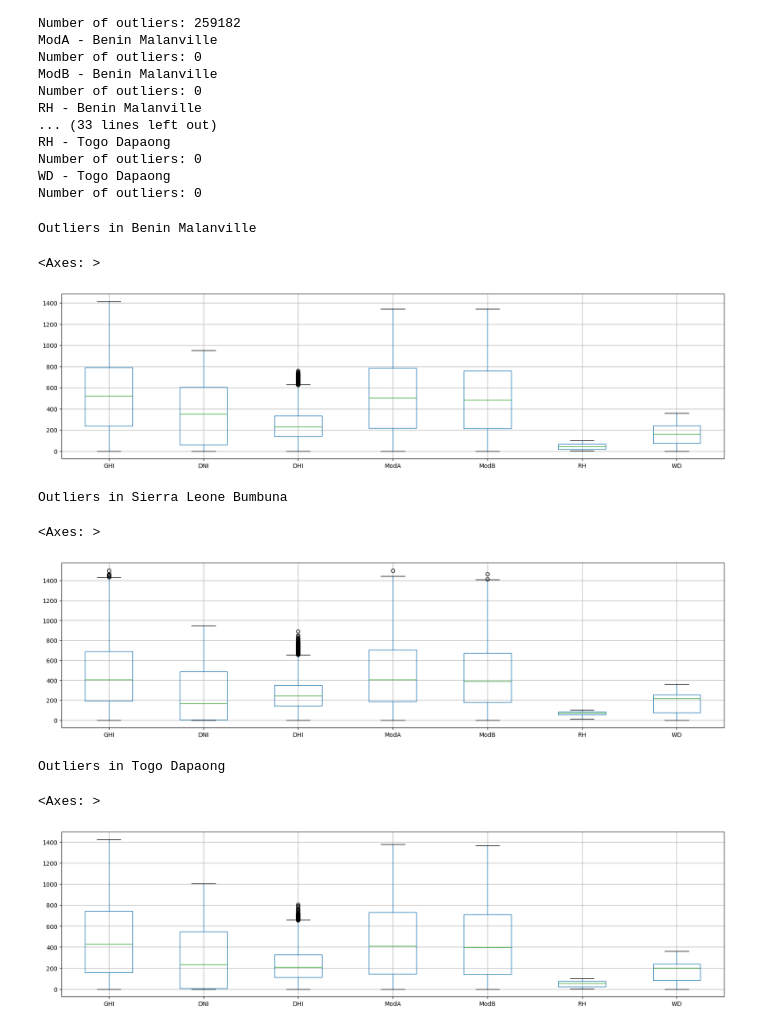
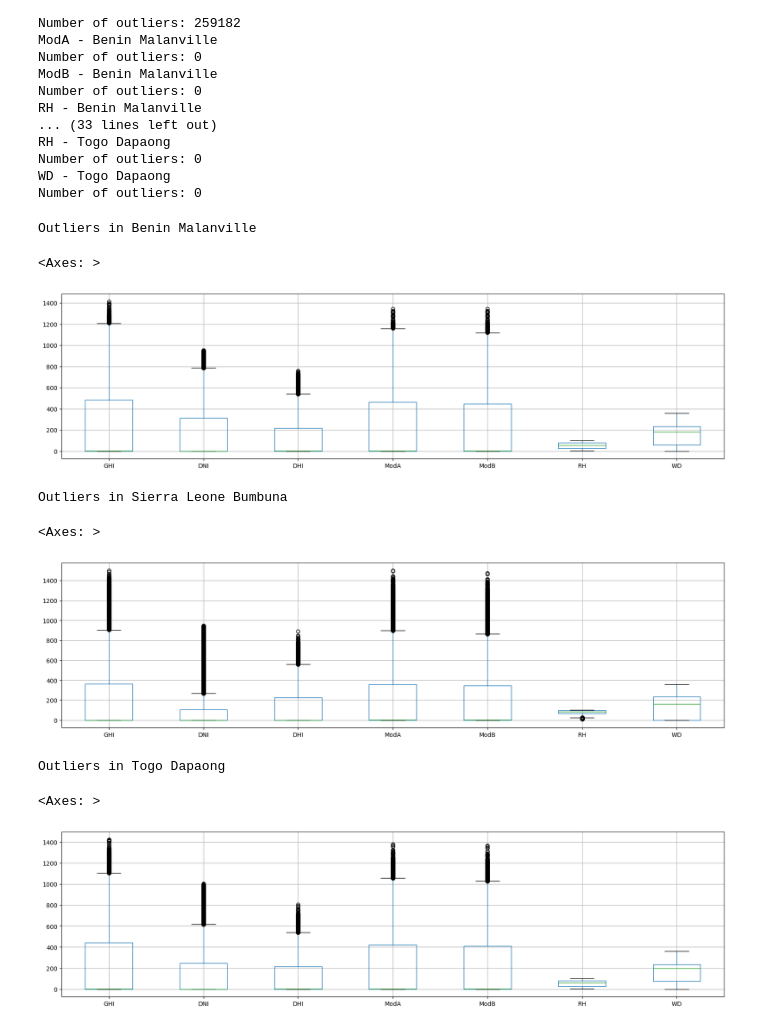
Before and after one commit to JONNY-ME/KAIM3-week0, a Jupyter notebook: notebooks/data_analysis.ipynb, the cells around one changed output. Saved outputs shown, nothing was run; the diff lists cells and outputs as text; code cells hidden in the pictures.

```diff
--- a/notebooks/data_analysis.ipynb
+++ b/notebooks/data_analysis.ipynb
@@ -43,9 +43,9 @@ if not all([os.path.exists(f) for f in expected_files]):
     os.remove(destination)
 
 
-benin_malaniville_data = pd.read_csv(f'{data_path}/benin-malanville.csv', date_parser='Timestamp')
-sierra_leone_bumbuna_data = pd.read_csv(f'{data_path}/sierraleone-bumbuna.csv', date_parser='Timestamp')
-togo_dapaong_data = pd.read_csv(f'{data_path}/togo-dapaong_qc.csv', date_parser='Timestamp')
+benin_malaniville_data = pd.read_csv(f'{data_path}/benin-malanville.csv', date_parser=['Timestamp'])
+sierra_leone_bumbuna_data = pd.read_csv(f'{data_path}/sierraleone-bumbuna.csv', date_parser=['Timestamp'])
+togo_dapaong_data = pd.read_csv(f'{data_path}/togo-dapaong_qc.csv', date_parser=['Timestamp'])
 
 
 names = ['Benin Malanville', 'Sierra Leone Bumbuna', 'Togo Dapaong']
@@ -134,7 +134,8 @@ Data collected from 2021-10-30 00:01 to 2022-10-30 00:00
 Data collected from 2021-10-25 00:01 to 2022-10-25 00:00
 # %%
 # Identify the numerical and categorical columns
-for data in [benin_malaniville_data, sierra_leone_bumbuna_data, togo_dapaong_data]:
+for i, data in enumerate([benin_malaniville_data, sierra_leone_bumbuna_data, togo_dapaong_data]):
+    print(f"\n\nData: {names[i]}")
     print(f"Numerical columns: {data.select_dtypes(include=[np.number]).columns}")
     print(f"Categorical columns: {data.select_dtypes(include=['object', 'category']).columns}")
 # %% [output]
@@ -402,28 +406,28 @@ Number of outliers: 0
 WD - Togo Dapaong
 Number of outliers: 0
 # %%
-# remove the outliers based on the valid range
+# clipping the outliers based on the valid range
 def remove_outliers(data, columns, valid_range):
     for col, (min_val, max_val) in zip(columns, valid_range):
-        data = data[(data[col] >= min_val) & (data[col] <= max_val)]
+        data[col] = data[col].clip(lower=min_val, upper=max_val)
     return data
 
 benin_malaniville_data = remove_outliers(benin_malaniville_data, potetial_colums_with_outliers, valid_range)
 sierra_leone_bumbuna_data = remove_outliers(sierra_leone_bumbuna_data, potetial_colums_with_outliers, valid_range)
 togo_dapaong_data = remove_outliers(togo_dapaong_data, potetial_colums_with_outliers, valid_range)
 
 # display the box plot after removing the outliers
 for i, data in enumerate([benin_malaniville_data, sierra_leone_bumbuna_data, togo_dapaong_data]):
     print(f"Outliers in {names[i]}")
     display(data[potetial_colums_with_outliers].boxplot(figsize=(20, 5)))
     plt.show()
 # %% [output]
 Outliers in Benin Malanville
 <Axes: >
-[figure, old version]
+[figure, new version]
 Outliers in Sierra Leone Bumbuna
 <Axes: >
-[figure, old version]
+[figure, new version]
 Outliers in Togo Dapaong
 <Axes: >
-[figure, old version]
+[figure, new version]
```
Also changed, not shown: parts of 19 cells of this notebook, 1 other file.
